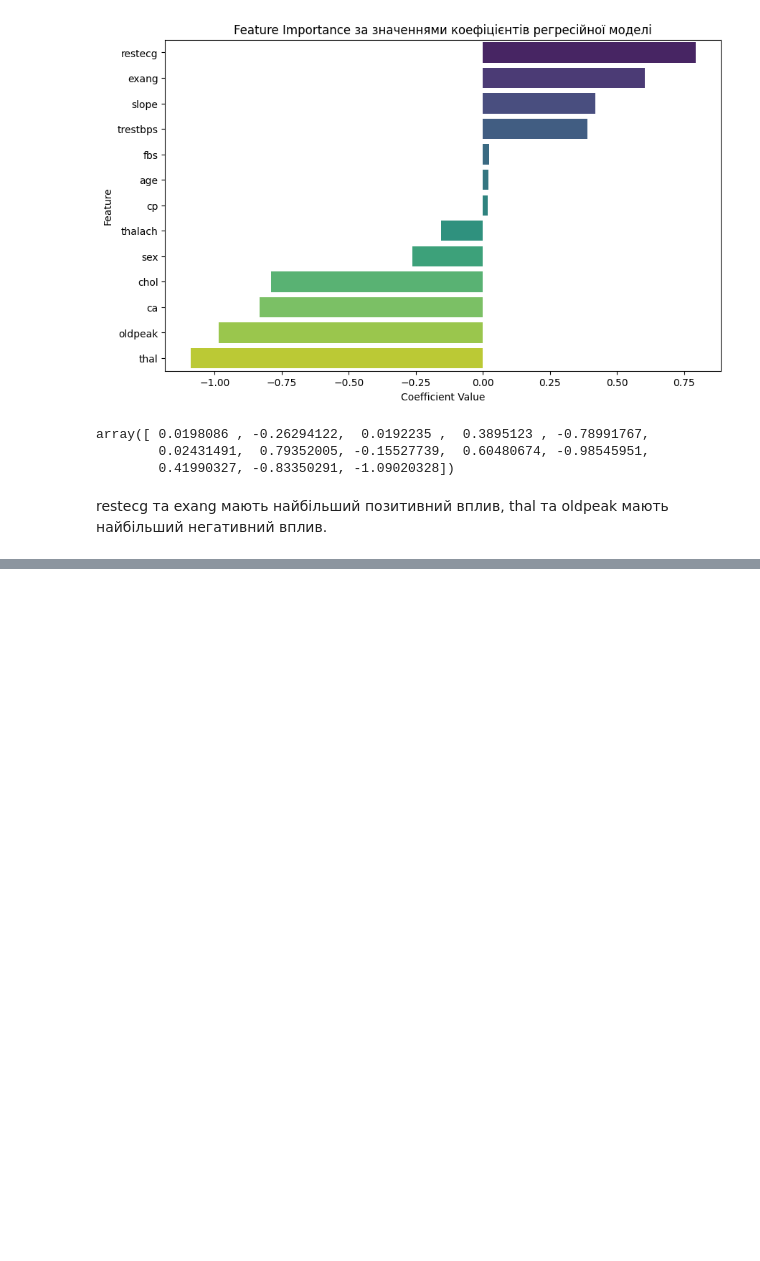
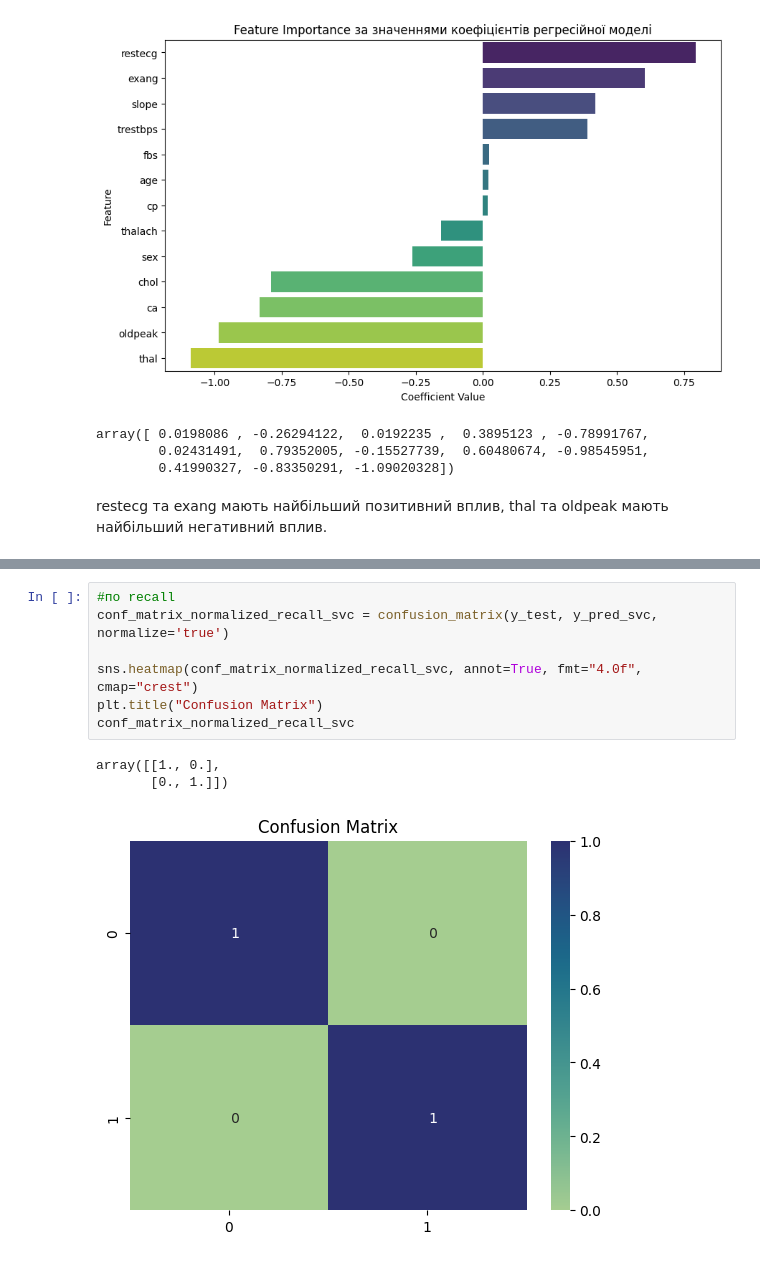
Before and after one commit to Valakas148/ML, a Jupyter notebook: lr3/lr3.ipynb, the cells around one changed output, grey strips where cells are left out. Saved outputs shown, nothing was run; the diff lists cells and outputs as text; blank space fills up the shorter version.

```diff
--- a/lr3/lr3.ipynb
+++ b/lr3/lr3.ipynb
@@ -316,0 +378,11 @@ restecg та exang мають найбільший позитивний впли
+# %%
+#по recall
+conf_matrix_normalized_recall_svc = confusion_matrix(y_test, y_pred_svc, normalize='true')
+
+sns.heatmap(conf_matrix_normalized_recall_svc, annot=True, fmt="4.0f", cmap="crest")
+plt.title("Confusion Matrix")
+conf_matrix_normalized_recall_svc
+# %% [output]
+array([[1., 0.],
+       [0., 1.]])
+[figure, added]
```
Also changed, not shown: parts of 18 cells of this notebook.
